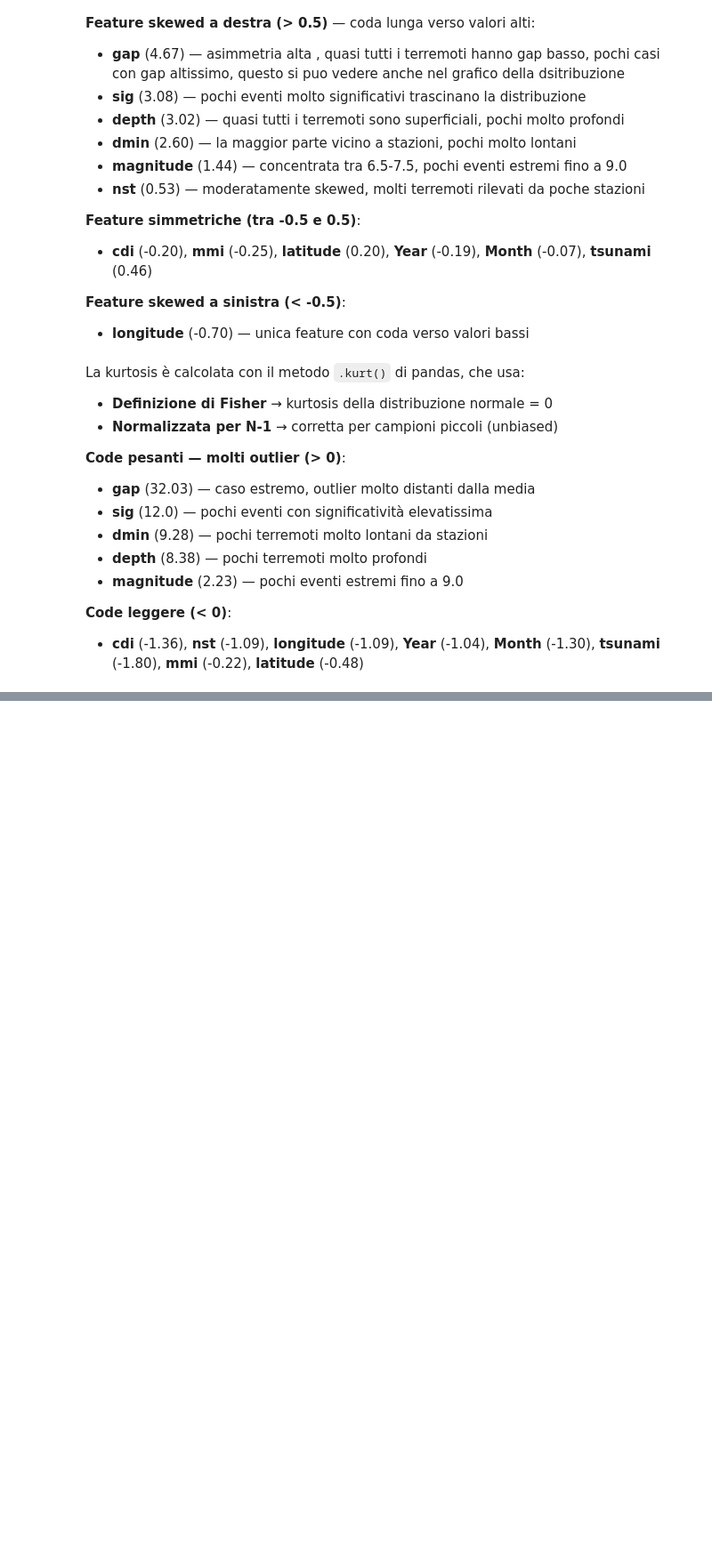
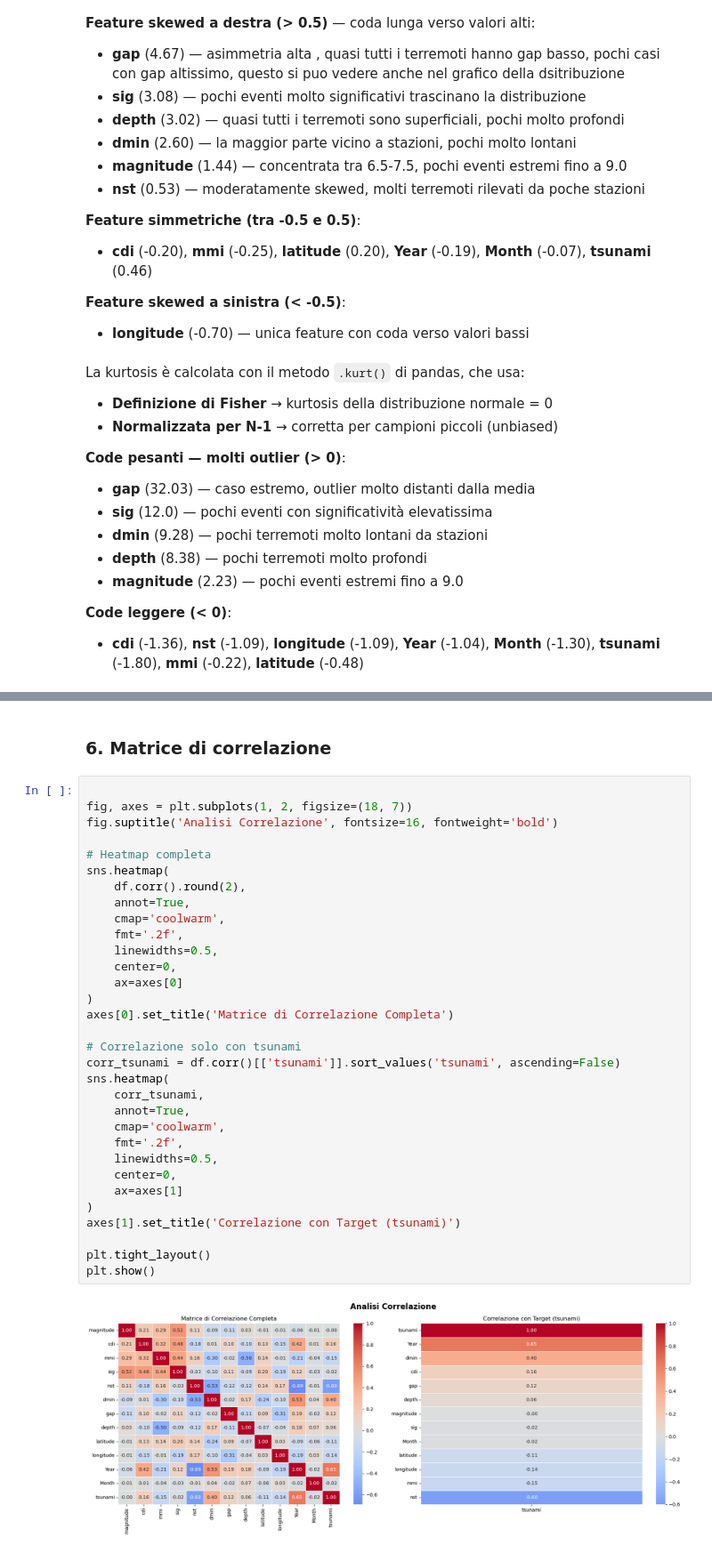
Before and after one commit to juanasofiacruzcontento-svg/machine_learning, a Jupyter notebook: notebooks/01_eda.ipynb, the cells around one changed output, grey strips where cells are left out. Shown at 89% size. Drawn from its saved outputs; the diff is of its cells as text; blank space fills up the shorter version.

```diff
--- a/notebooks/01_eda.ipynb
+++ b/notebooks/01_eda.ipynb
@@ -351,0 +443,36 @@ La kurtosis è calcolata con il metodo `.kurt()` di pandas, che usa:
+# %% [markdown]
+### 6. Matrice di correlazione
+# %%
+
+fig, axes = plt.subplots(1, 2, figsize=(18, 7))
+fig.suptitle('Analisi Correlazione', fontsize=16, fontweight='bold')
+
+# Heatmap completa
+sns.heatmap(
+    df.corr().round(2),
+    annot=True,
+    cmap='coolwarm',
+    fmt='.2f',
+    linewidths=0.5,
+    center=0,
+    ax=axes[0]
+)
+axes[0].set_title('Matrice di Correlazione Completa')
+
+# Correlazione solo con tsunami
+corr_tsunami = df.corr()[['tsunami']].sort_values('tsunami', ascending=False)
+sns.heatmap(
+    corr_tsunami,
+    annot=True,
+    cmap='coolwarm',
+    fmt='.2f',
+    linewidths=0.5,
+    center=0,
+    ax=axes[1]
+)
+axes[1].set_title('Correlazione con Target (tsunami)')
+
+plt.tight_layout()
+plt.show()
+# %% [output]
+[figure, added]
```
Also changed, not shown: parts of 8 cells of this notebook, 3 other files.
